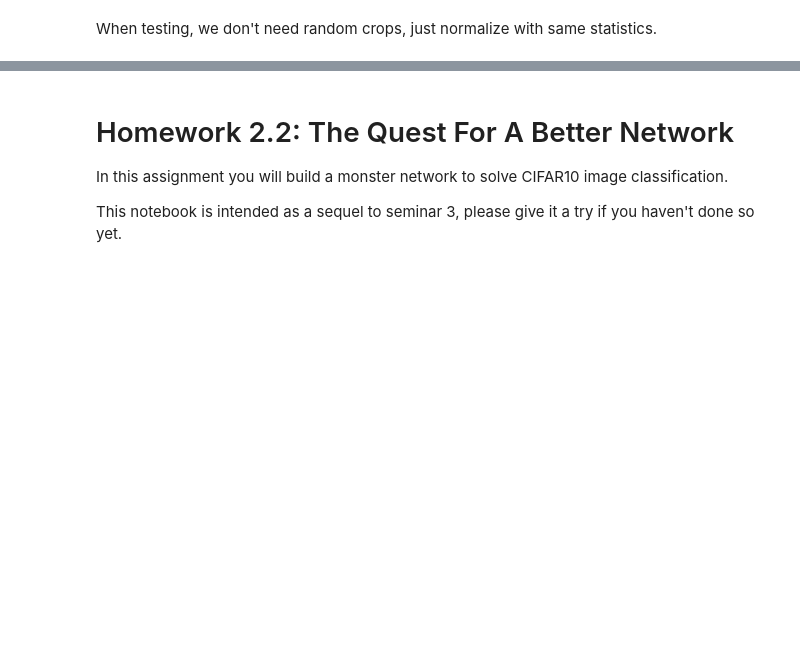
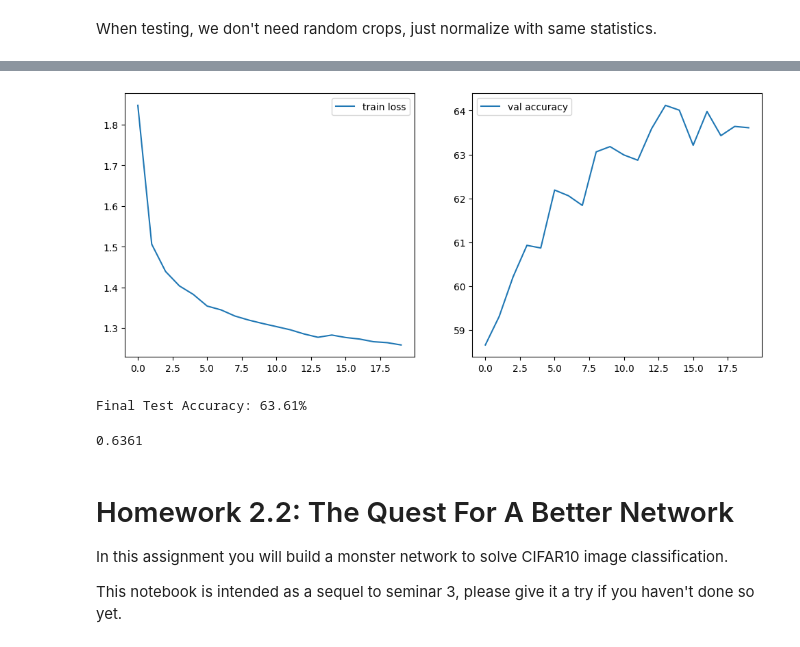
Before and after one commit to Sanjar-Javodov/Academic-projects, a Jupyter notebook: week03_convnets/seminar_pytorch.ipynb, the cells around one changed output, grey strips where cells are left out. Cells and saved outputs as stored; diff of their text form; code cells hidden in the pictures; blank space fills up the shorter version.

```diff
--- a/week03_convnets/seminar_pytorch.ipynb
+++ b/week03_convnets/seminar_pytorch.ipynb
@@ -277,17 +589,17 @@ train_dataloader = torch.utils.data.DataLoader(
 # %%
 
-for (x_batch, y_batch) in train_dataloader:
+# for (x_batch, y_batch) in train_dataloader:
 
-    print('X:', type(x_batch), x_batch.shape)
-    print('y:', type(y_batch), y_batch.shape)
+#     print('X:', type(x_batch), x_batch.shape)
+#     print('y:', type(y_batch), y_batch.shape)
 
-    for i, img in enumerate(x_batch.numpy()[:8]):
-        plt.subplot(2, 4, i+1)
-        plt.imshow(img.transpose([1,2,0]) * stds + means )
+#     for i, img in enumerate(x_batch.numpy()[:8]):
+#         plt.subplot(2, 4, i+1)
+#         plt.imshow(img.transpose([1,2,0]) * stds + means )
 
 
-    raise NotImplementedError("Plese use this code in your training loop")
-    # TODO use this in your training loop
+#     raise NotImplementedError("Plese use this code in your training loop")
+#     # TODO use this in your training loop
 # %% [markdown]
 When testing, we don't need random crops, just normalize with same statistics.
 # %%
@@ -299,0 +675,28 @@ test_loader = <YOUR CODE>
+# %%
+def evaluate_final(model, test_dataloader):
+    model.eval()
+    correct, total = 0, 0
+    with torch.no_grad():
+        for x_batch, y_batch in test_dataloader:
+            logits = model(x_batch)
+            y_pred = logits.argmax(-1)
+            correct += (y_pred == y_batch).sum().item()
+            total   += y_batch.size(0)
+    acc = correct / total
+    print(f"\nFinal Test Accuracy: {acc*100:.2f}%")
+    return acc
+
+
+history = train_with_loader(model, opt, train_dataloader, test_dataloader, num_epochs=20)
+
+plt.figure(figsize=(12,5))
+plt.subplot(1,2,1)
+plt.plot(history["train_loss"], label="train loss")
+plt.legend()
+plt.subplot(1,2,2)
+plt.plot(np.array(history["val_acc"])*100, label="val accuracy")
+plt.legend()
+plt.show()
+
+evaluate_final(model, test_dataloader)
+# %% [output]
@@ -300,3 +723,6 @@ test_loader = <YOUR CODE>
+[figure, added]
+Final Test Accuracy: 63.61%
+0.6361
 # %% [markdown]
 # Homework 2.2: The Quest For A Better Network
 
```
Also changed, not shown: parts of 18 cells of this notebook.
